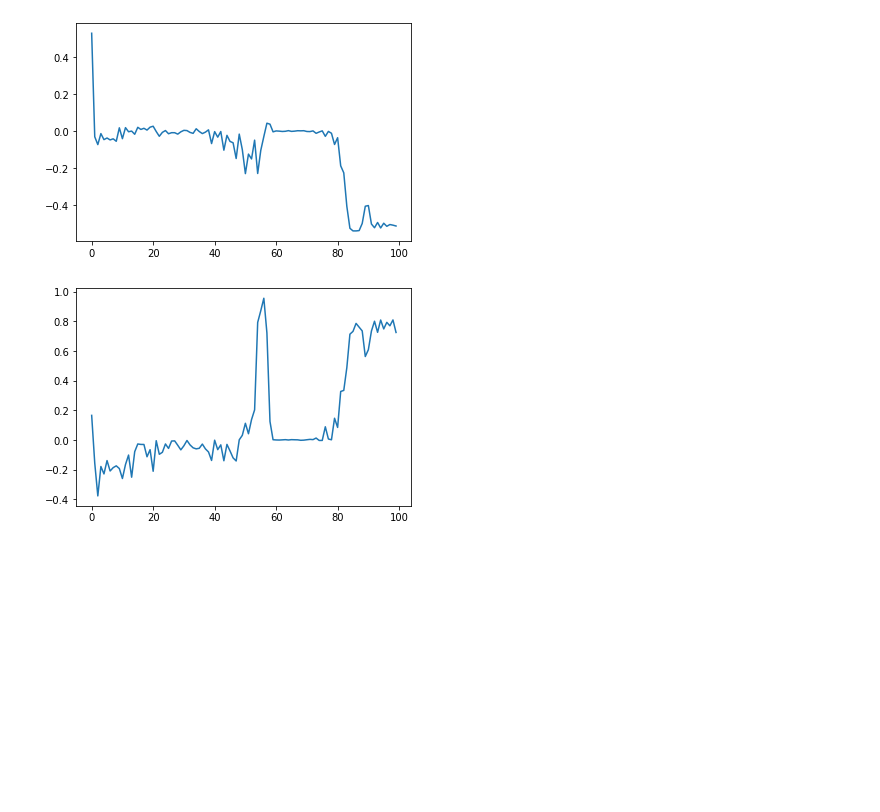
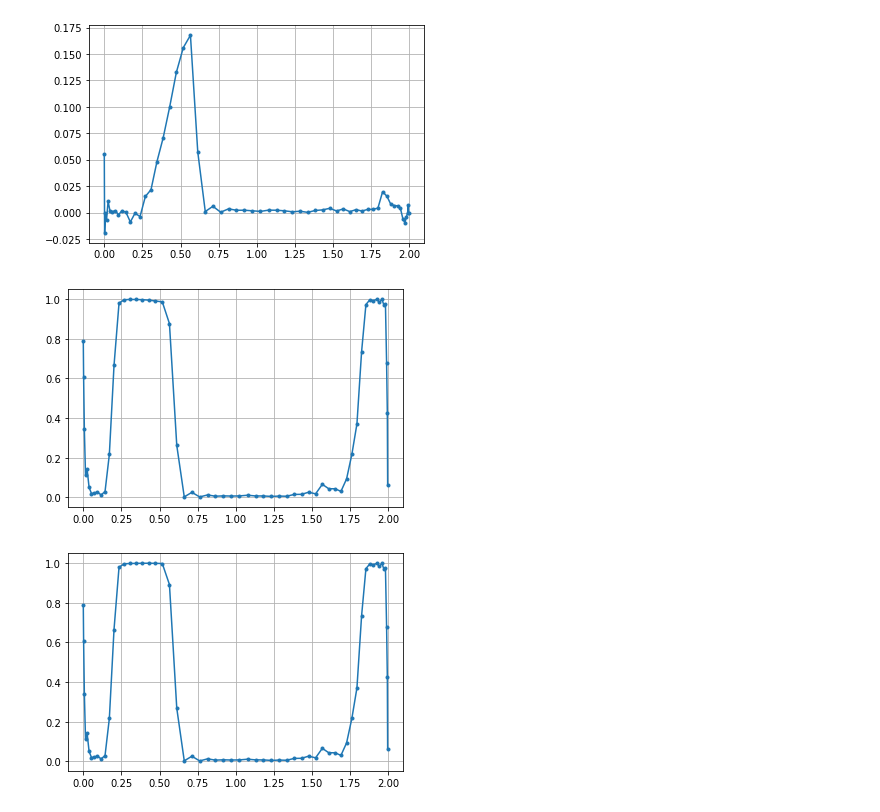
Before and after one commit to dev10110/electricTortoise, a Jupyter notebook: arbitrary_testing/initialClassDefinitionTestBed.ipynb, the cells around one changed output. Cells and saved outputs as stored; diff of their text form; code cells hidden in the pictures; blank space fills up the shorter version.

```diff
--- a/arbitrary_testing/initialClassDefinitionTestBed.ipynb
+++ b/arbitrary_testing/initialClassDefinitionTestBed.ipynb
@@ -515,2 +569,3 @@ $[0,~23397.5,~78412.777,~164815.65,~282513.3,~431387.22,~611288.68,~822038.21,~1
 # %%
-mission.set_guess_all_states_linear()
+mission.load_guess_from_file('OpenGoddard_output.csv')
+#mission.set_guess_all_states_linear()
@@ -564,12 +596,12 @@ def equality(prob, obj):
     result.equal(m[0], obj.nd_m0)
     result.equal(r[0], obj.nd_r0)
     result.equal(th[0],obj.nd_th0)
-    result.equal(vr[0],0)
-    result.equal(vt[0],1) #how we defined vref
+    result.equal(vr[0],obj.nd_vr0)
+    result.equal(vt[0],obj.nd_vt0) #how we defined vref
 
-    result.equal(r[-1], 2)
-    result.equal(vr[-1], 0)
-    result.equal(vt[-1], 1/np.sqrt(2)) #has to hit this tangential velocity
+    result.equal(r[-1], obj.nd_rf)
+    result.equal(vr[-1], obj.nd_vrf)
+    result.equal(vt[-1], obj.nd_vtf) #has to hit this tangential velocity
 
     #compute venus flyby requirement
     #vrf=vr[-1]
@@ -603,28 +635,31 @@ def inequality(prob, obj):
 
     # lower bounds
     #result.lower_bound(r[-1], 2)
-    result.lower_bound(Tr, -obj.nd_F_max)
-    result.lower_bound(Tt, -obj.nd_F_max)
+    #result.lower_bound(Tr, -obj.nd_F_max)
+    #result.lower_bound(Tt, -obj.nd_F_max)
     result.lower_bound(th, 0)
     result.lower_bound(m, 0)
+    result.lower_bound(r, 0.7)
 
     result.lower_bound(tf, 0.0)
 
+
     # upper bounds
-    result.upper_bound(r, 3)
+    result.upper_bound(r, 4)
     result.upper_bound(FmagSq, obj.nd_F_max**2)
-    result.upper_bound(Tr,   +obj.nd_F_max)
-    result.upper_bound(Tt,   +obj.nd_F_max)
+    #result.upper_bound(Tr,   +obj.nd_F_max)
+    #result.upper_bound(Tt,   +obj.nd_F_max)
 
     result.upper_bound(tf, obj.nd_T_max)
     result.upper_bound(m, obj.nd_m0)
 
+    result.upper_bound(np.diff(mission.get_states([0])[0]),0) #requires mass to decrease
 
     return result()
 # %%
 def cost(prob,obj):
     m = prob.states_all_section(0)
-    return -m[-1]
+    return -m[-1]/m[0]
 
 def running_cost(prob, obj):
     return 0
@@ -690,7 +717,13 @@ mission.get_states()
 # %%
 for i in range(2):
     plt.figure()
-    plt.plot(mission.sys.Fref*mission.problem.controls_all_section(i))
+    plt.plot(mission.get_time_vector().to(u.year),mission.sys.Fref*mission.problem.controls_all_section(i),'.-')
+    plt.grid(True)
+
+plt.figure()
+plt.plot(mission.get_time_vector().to(u.year),mission.sys.Fref*np.sqrt(mission.problem.controls_all_section(0)**2+mission.problem.controls_all_section(1)**2),'.-')
+plt.grid(True)
 # %% [output]
-[figure, old version]
+[figure, new version]
-[figure, old version]
+[figure, new version]
+[figure, added]
```
Also changed, not shown: parts of 30 cells of this notebook, 2 other files.
